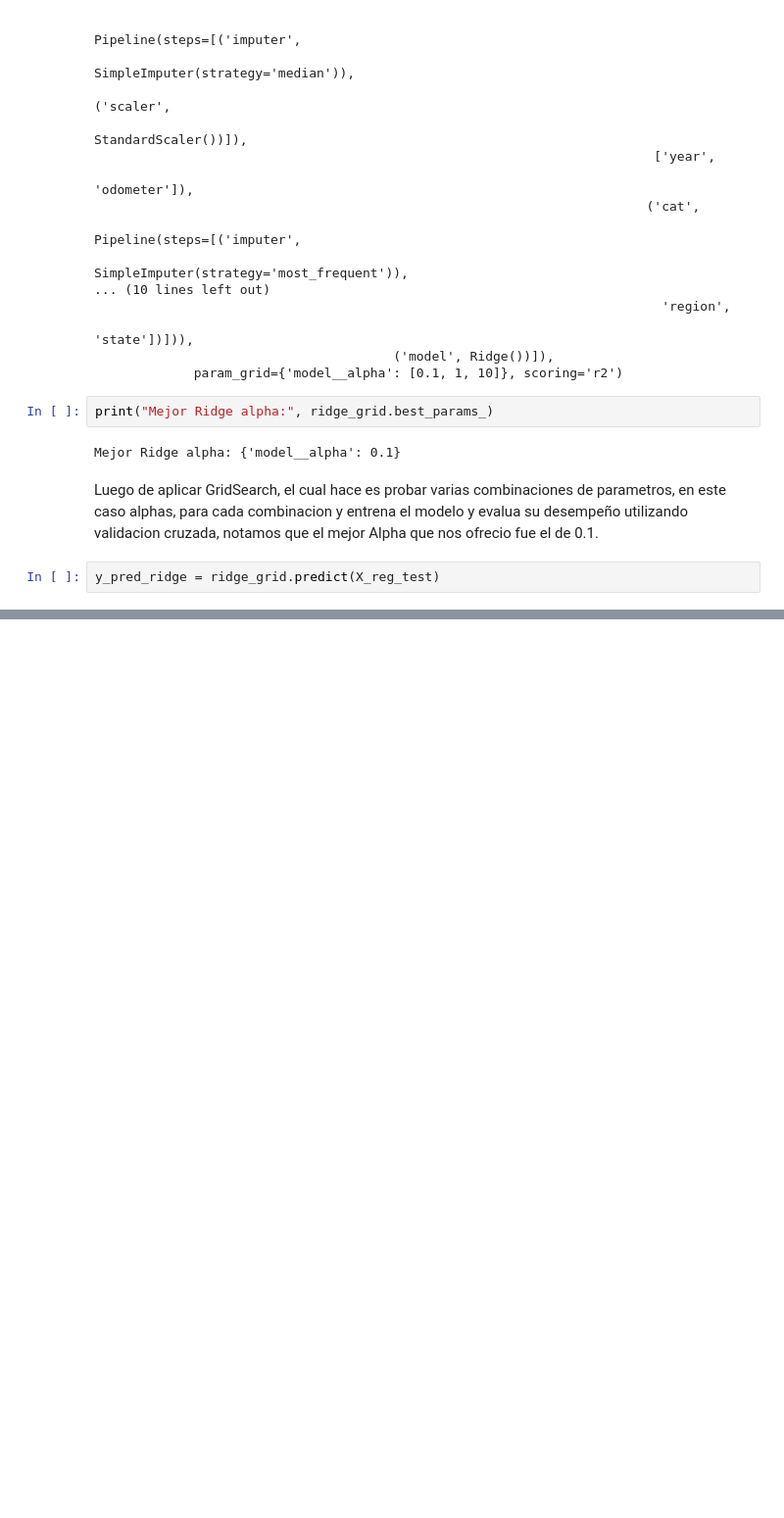
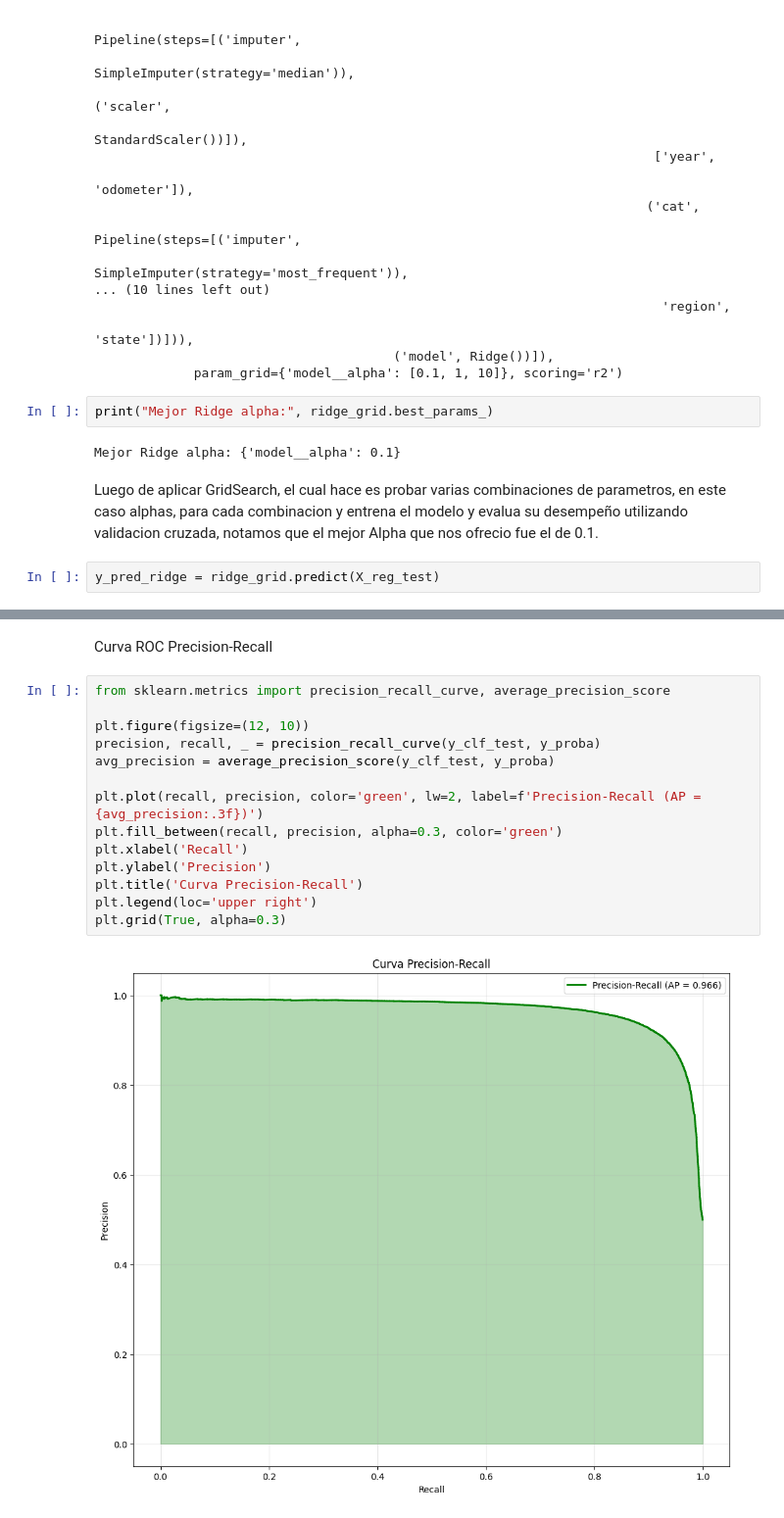
Before and after one commit to MariaClara091/jbook_mlproyect2, a Jupyter notebook: _sources/Prueba2now.ipynb, the cells around one changed output, grey strips where cells are left out. Shown at 98% size. Cells and saved outputs as stored; diff of their text form; blank space fills up the shorter version.

```diff
--- a/_sources/Prueba2now.ipynb
+++ b/_sources/Prueba2now.ipynb
@@ -853,0 +875,18 @@ weighted avg       0.93      0.93      0.93     74214
+# %% [markdown]
+Curva ROC Precision-Recall
+# %%
+from sklearn.metrics import precision_recall_curve, average_precision_score
+
+plt.figure(figsize=(12, 10))
+precision, recall, _ = precision_recall_curve(y_clf_test, y_proba)
+avg_precision = average_precision_score(y_clf_test, y_proba)
+
+plt.plot(recall, precision, color='green', lw=2, label=f'Precision-Recall (AP = {avg_precision:.3f})')
+plt.fill_between(recall, precision, alpha=0.3, color='green')
+plt.xlabel('Recall')
+plt.ylabel('Precision')
+plt.title('Curva Precision-Recall')
+plt.legend(loc='upper right')
+plt.grid(True, alpha=0.3)
+# %% [output]
+[figure, added]
```
Also changed, not shown: parts of 48 cells of this notebook, 14 other files.
